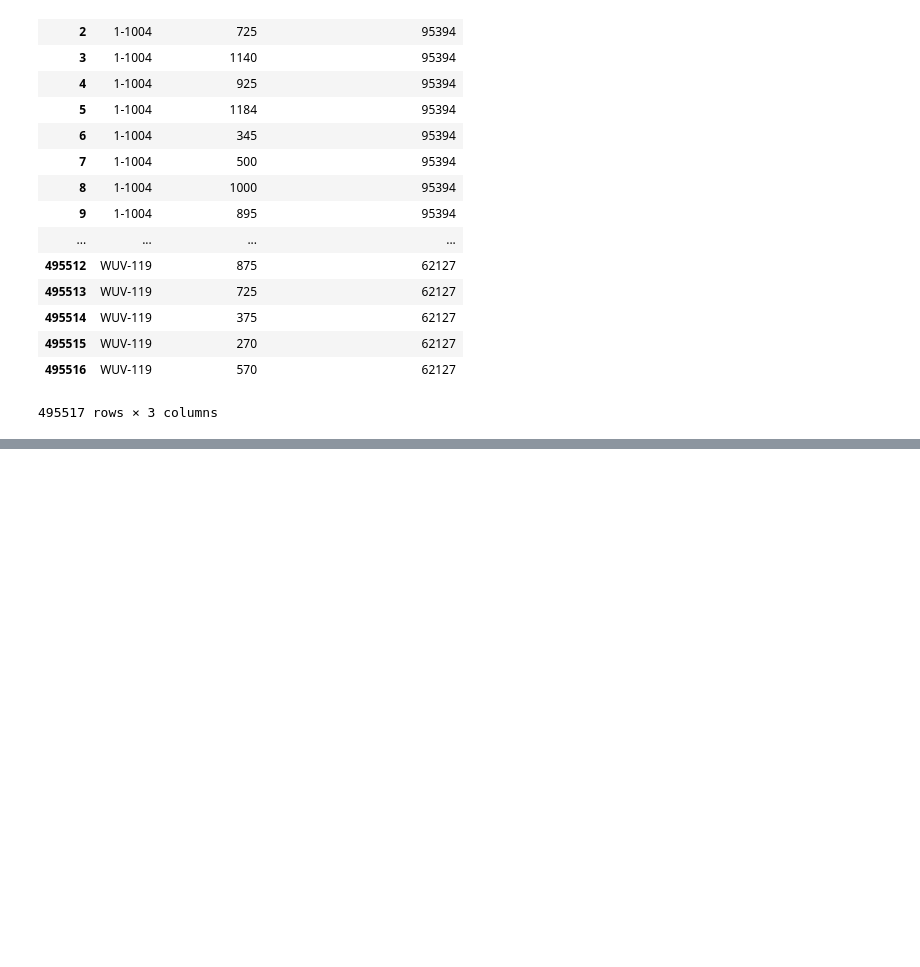
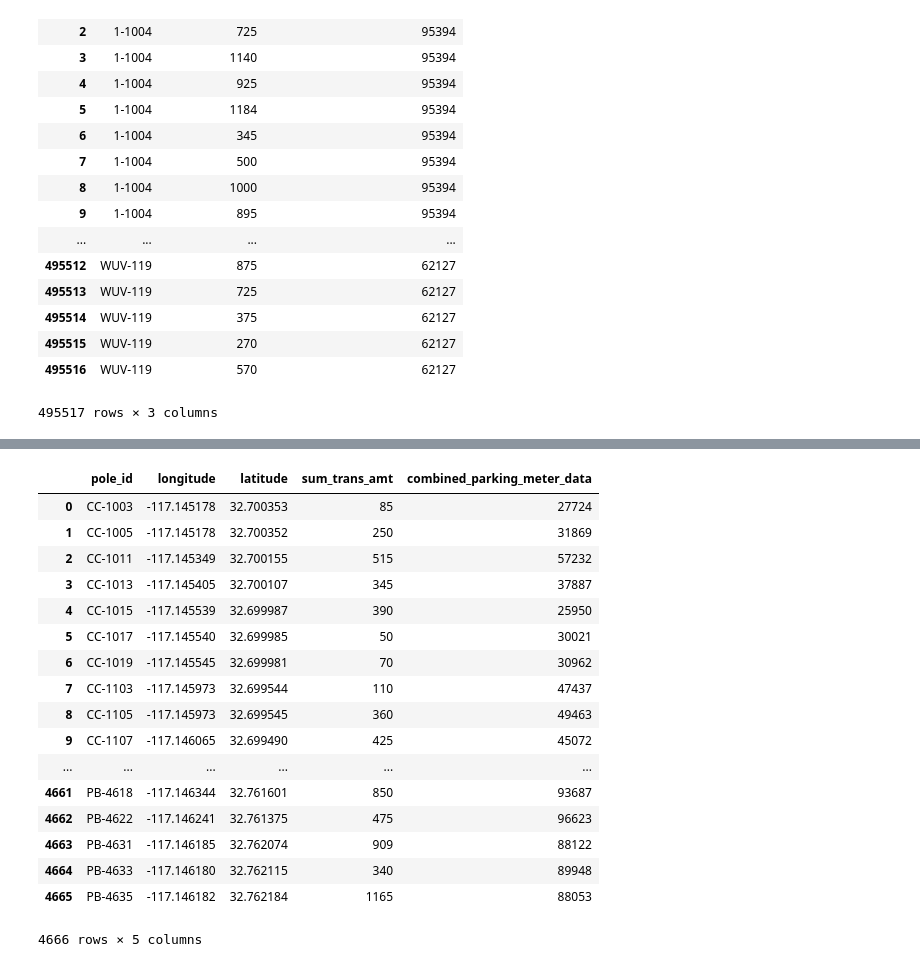
Before and after one commit to mac011/Pr_087, a Jupyter notebook: python_notebooks/Maggie.ipynb, the cells around one changed output, grey strips where cells are left out. Saved outputs shown, nothing was run; the diff lists cells and outputs as text; code cells hidden in the pictures; blank space fills up the shorter version.

```diff
--- a/python_notebooks/Maggie.ipynb
+++ b/python_notebooks/Maggie.ipynb
@@ -99,0 +120,4 @@ clean_parking_loc = pd.read_csv()
+# %%
+#import cleaned parking meter location data file
+clean_parking_loc = pd.read_csv('parking_meter_location.csv')
+clean_parking_loc
@@ -99,0 +143,4 @@ clean_parking_loc = pd.read_csv()
+# %%
+#drop rows with zero longitude and latitudes
+clean_parking_loc = clean_parking_loc.drop(clean_parking_loc[clean_parking_loc.longitude==0.000000].index)
+clean_parking_loc
@@ -99,0 +166,4 @@ clean_parking_loc = pd.read_csv()
+# %%
+#rename pole column header of clean_parking_loc data to 'pole_id' to match the header of the clean_combined_parking_meter_data dataset
+clean_parking_loc.columns= ['index', 'pole_id', 'longitude', 'latitude']
+clean_parking_loc
@@ -99,0 +189,4 @@ clean_parking_loc = pd.read_csv()
+# %%
+#drop index column
+clean_parking_loc = clean_parking_loc.drop(['index'], axis = 1)
+clean_parking_loc
@@ -99,0 +212,23 @@ clean_parking_loc = pd.read_csv()
+# %%
+#merge datasets based on matching parking meter IDs
+merged_id = pd.merge(clean_parking_loc, clean_trans, on='pole_id')
+merged_id
+# %% [output]
+|  | pole_id | longitude | latitude | sum_trans_amt | combined_parking_meter_data |
+| 0 | CC-1003 | -117.145178 | 32.700353 | 85 | 27724 |
+| 1 | CC-1005 | -117.145178 | 32.700352 | 250 | 31869 |
+| 2 | CC-1011 | -117.145349 | 32.700155 | 515 | 57232 |
+| 3 | CC-1013 | -117.145405 | 32.700107 | 345 | 37887 |
+| 4 | CC-1015 | -117.145539 | 32.699987 | 390 | 25950 |
+| 5 | CC-1017 | -117.145540 | 32.699985 | 50 | 30021 |
+| 6 | CC-1019 | -117.145545 | 32.699981 | 70 | 30962 |
+| 7 | CC-1103 | -117.145973 | 32.699544 | 110 | 47437 |
+| 8 | CC-1105 | -117.145973 | 32.699545 | 360 | 49463 |
+| 9 | CC-1107 | -117.146065 | 32.699490 | 425 | 45072 |
+| ... | ... | ... | ... | ... | ... |
+| 4661 | PB-4618 | -117.146344 | 32.761601 | 850 | 93687 |
+| 4662 | PB-4622 | -117.146241 | 32.761375 | 475 | 96623 |
+| 4663 | PB-4631 | -117.146185 | 32.762074 | 909 | 88122 |
+| 4664 | PB-4633 | -117.146180 | 32.762115 | 340 | 89948 |
+| 4665 | PB-4635 | -117.146182 | 32.762184 | 1165 | 88053 |
+4666 rows × 5 columns
```
Also changed, not shown: parts of 9 cells of this notebook.
